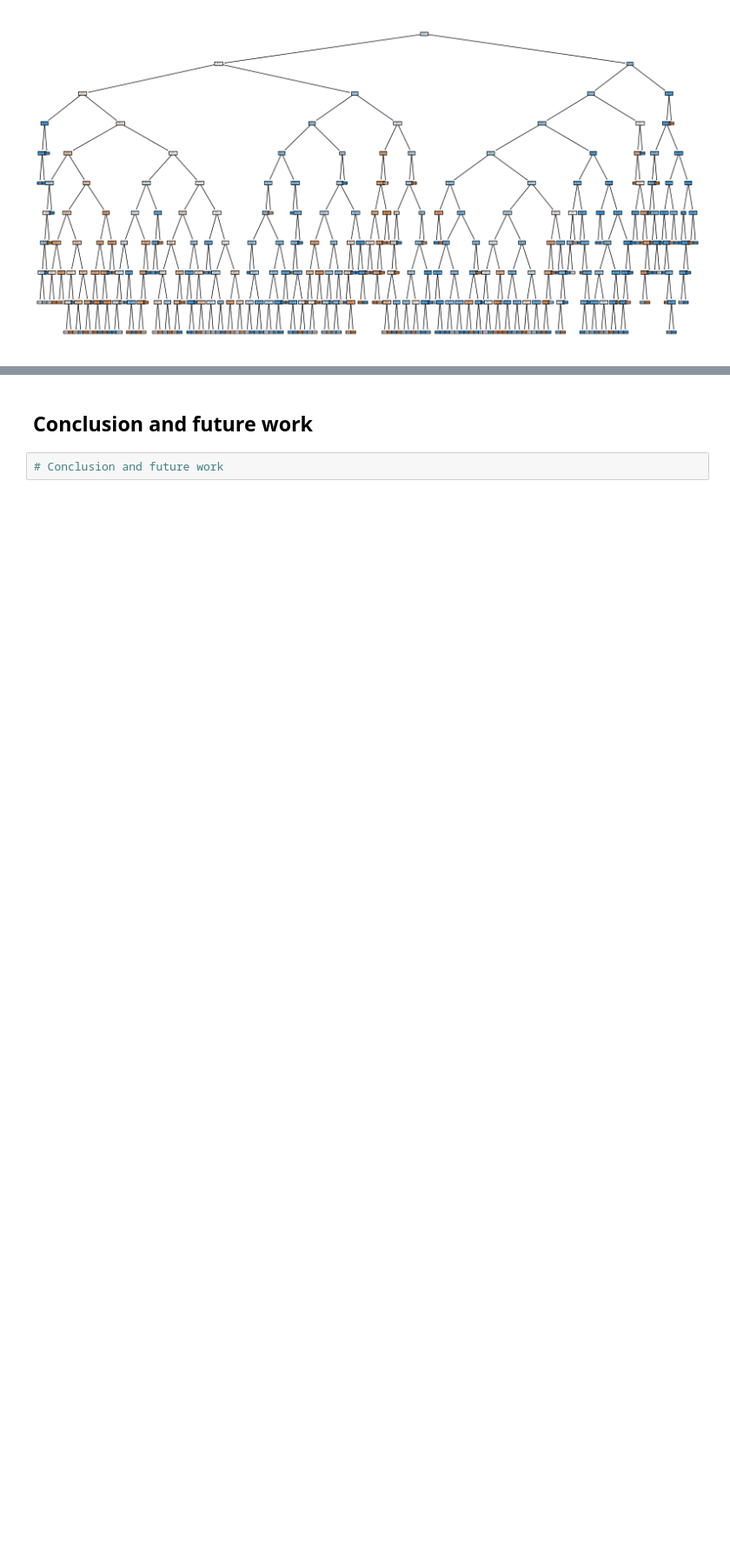
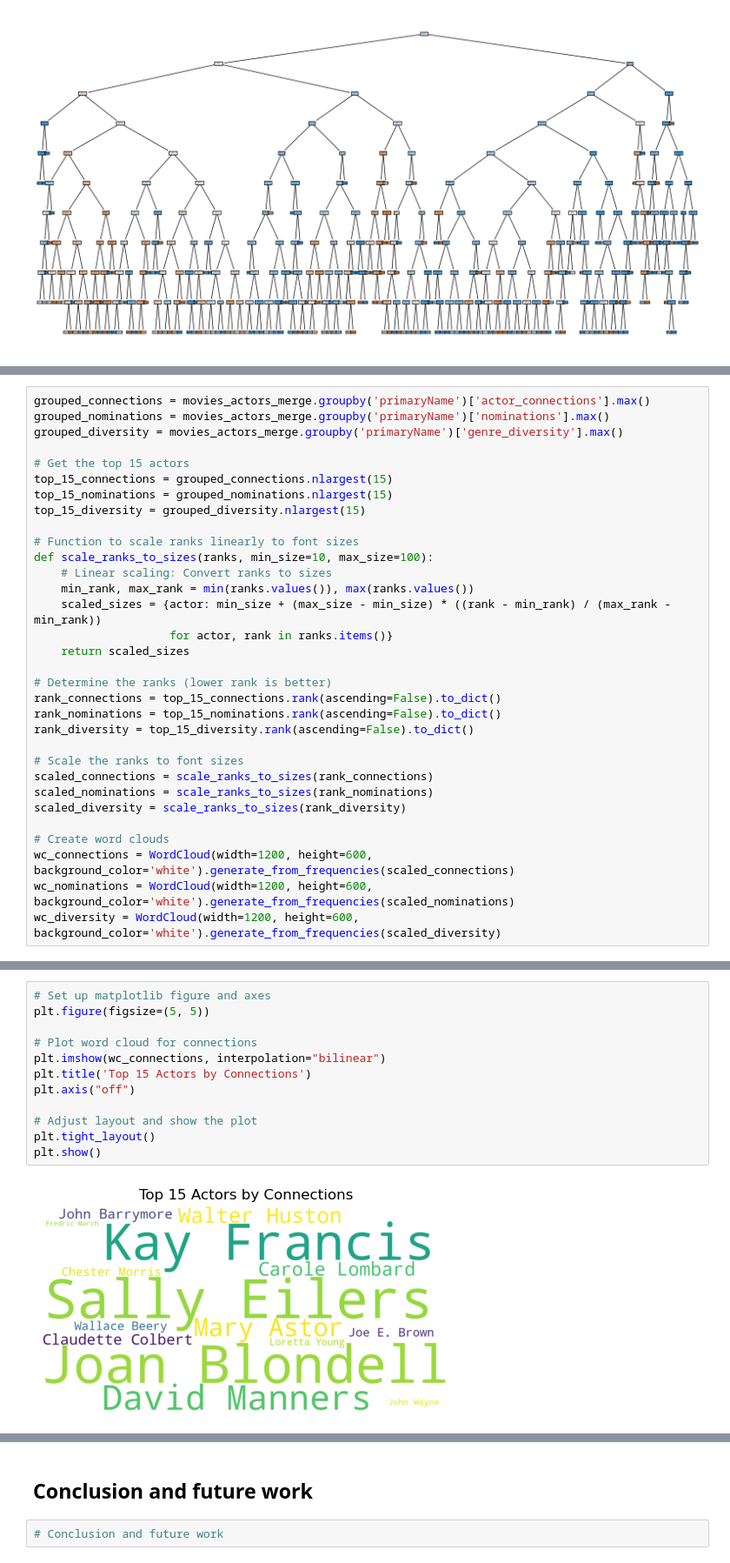
Before and after one commit to epfl-ada/ada-2023-project-dromadaire, a Jupyter notebook: P3_final.ipynb, the cells around one changed output, grey strips where cells are left out. Shown at 87% size. Saved outputs shown, nothing was run; the diff lists cells and outputs as text; blank space fills up the shorter version.

```diff
--- a/P3_final.ipynb
+++ b/P3_final.ipynb
@@ -1259,0 +1264,32 @@ plt.show()
+# %%
+grouped_connections = movies_actors_merge.groupby('primaryName')['actor_connections'].max()
+grouped_nominations = movies_actors_merge.groupby('primaryName')['nominations'].max()
+grouped_diversity = movies_actors_merge.groupby('primaryName')['genre_diversity'].max()
+
+# Get the top 15 actors
+top_15_connections = grouped_connections.nlargest(15)
+top_15_nominations = grouped_nominations.nlargest(15)
+top_15_diversity = grouped_diversity.nlargest(15)
+
+# Function to scale ranks linearly to font sizes
+def scale_ranks_to_sizes(ranks, min_size=10, max_size=100):
+    # Linear scaling: Convert ranks to sizes
+    min_rank, max_rank = min(ranks.values()), max(ranks.values())
+    scaled_sizes = {actor: min_size + (max_size - min_size) * ((rank - min_rank) / (max_rank - min_rank))
+                    for actor, rank in ranks.items()}
+    return scaled_sizes
+
+# Determine the ranks (lower rank is better)
+rank_connections = top_15_connections.rank(ascending=False).to_dict()
+rank_nominations = top_15_nominations.rank(ascending=False).to_dict()
+rank_diversity = top_15_diversity.rank(ascending=False).to_dict()
+
+# Scale the ranks to font sizes
+scaled_connections = scale_ranks_to_sizes(rank_connections)
+scaled_nominations = scale_ranks_to_sizes(rank_nominations)
+scaled_diversity = scale_ranks_to_sizes(rank_diversity)
+
+# Create word clouds
+wc_connections = WordCloud(width=1200, height=600, background_color='white').generate_from_frequencies(scaled_connections)
+wc_nominations = WordCloud(width=1200, height=600, background_color='white').generate_from_frequencies(scaled_nominations)
+wc_diversity = WordCloud(width=1200, height=600, background_color='white').generate_from_frequencies(scaled_diversity)
@@ -1259,0 +1340,14 @@ plt.show()
+# %%
+# Set up matplotlib figure and axes
+plt.figure(figsize=(5, 5))
+
+# Plot word cloud for connections
+plt.imshow(wc_connections, interpolation="bilinear")
+plt.title('Top 15 Actors by Connections')
+plt.axis("off")
+
+# Adjust layout and show the plot
+plt.tight_layout()
+plt.show()
+# %% [output]
+[figure, added]
```
Also changed, not shown: parts of 8 cells of this notebook.
